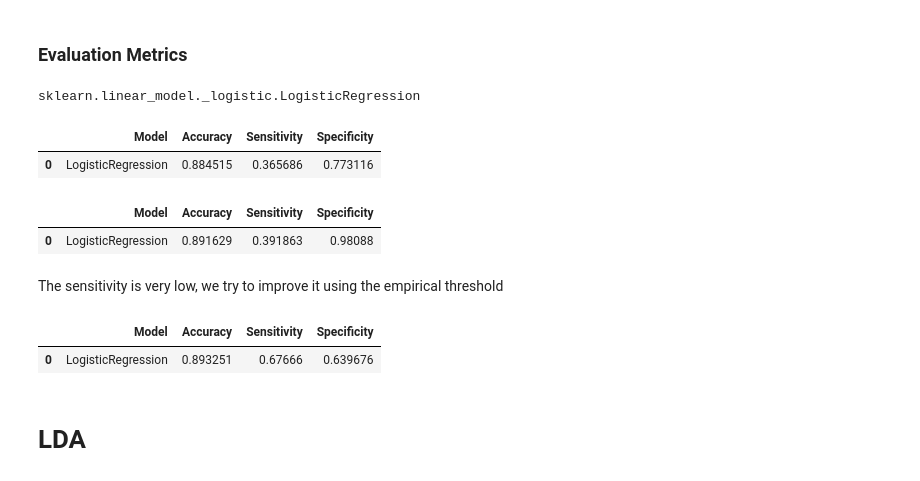
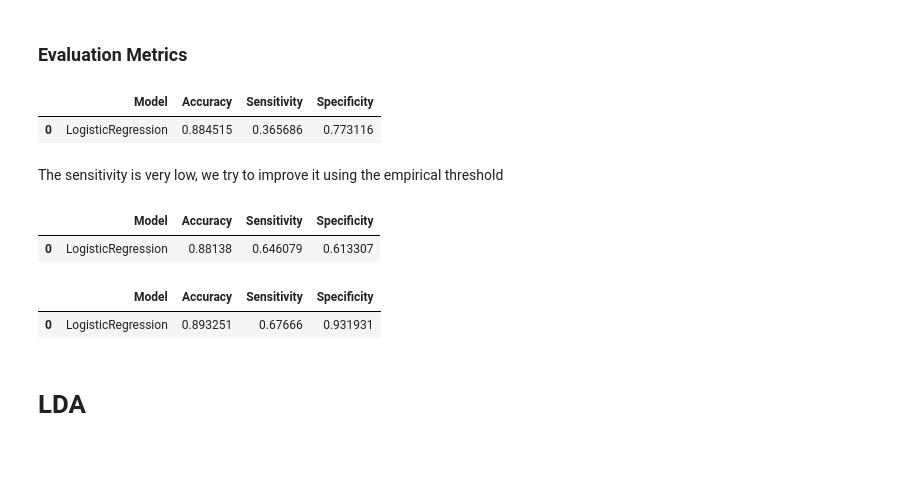
Before and after one commit to sararesta/ML-Homework, a Jupyter notebook: Classification-Copy1.ipynb, the cells around one changed output. Drawn from its saved outputs; the diff is of its cells as text; code cells hidden in the pictures.

```diff
--- a/Classification-Copy1.ipynb
+++ b/Classification-Copy1.ipynb
@@ -302,23 +307,23 @@ def classification_metrics_test(model, model_name,X_train,y_train,X_test,y_test)
 # %%
+# We compute the empirical threshold
+empirical_threshold = y_train.mean()
+
 from sklearn.metrics import accuracy_score, precision_score, recall_score, f1_score
-def classification_metrics_empirical_threshold(model, model_name, X_train, y_train, X_test, y_test):
+def classification_metrics_empirical_threshold(model, model_name, X_train, y_train,threshold=0.5):
 
     model = model.fit(X_train, y_train)
 
     # Get predicted probabilities
-    y_pred_proba = model.predict_proba(X_test)[:, 1]  # Probability of positive class (class 1)
-
-    # the mean will give the fraction of ones that we use for the empirical threshold
-    threshold = y_train.mean()
+    y_pred_proba = model.predict_proba(X_train)[:, 1]  # Probability of positive class (class 1)
 
     # Convert probabilities to binary predictions
     y_pred = (y_pred_proba > threshold).astype(int)
 
     # Evaluate the performance using various metrics
-    accuracy = accuracy_score(y_test, y_pred)
-    specificity = precision_score(y_test, y_pred)
-    sensitivity = recall_score(y_test, y_pred)
-    f1 = f1_score(y_test, y_pred)
+    accuracy = accuracy_score(y_train, y_pred)
+    specificity = precision_score(y_train, y_pred)
+    sensitivity = recall_score(y_train, y_pred)
+    f1 = f1_score(y_train, y_pred)
 
     data = {
         'Model': [model_name],
@@ -385,28 +390,27 @@ features_logistic
  'Region_6']
 # %% [markdown]
 ### Evaluation Metrics
-# %%
-model = LogisticRegression(solver="newton-cg",penalty="none",max_iter=1000)
-ypred = model.fit(X_train_scaled,y_train)
-type(ypred)
-# %% [output]
-sklearn.linear_model._logistic.LogisticRegression
 # %%
-model = LogisticRegression(solver="newton-cg",penalty="none",max_iter=1000)
-classification_metrics_training(model, "LogisticRegression", X_train_scaled[features_logistic], y_train,5)
-classification_metrics_test(model,"LogisticRegression", X_train_scaled[features_logistic], y_train,X_test_scaled[features_logistic], y_test)
+model_logistic = LogisticRegression(solver="newton-cg",penalty="none",max_iter=1000)
+train_scores_logistic = classification_metrics_training(model_logistic, "LogisticRegression", X_train_scaled[features_logistic], y_train,5)
+train_scores_logistic
 # %% [output]
 |  | Model | Accuracy | Sensitivity | Specificity |
 | 0 | LogisticRegression | 0.884515 | 0.365686 | 0.773116 |
-|  | Model | Accuracy | Sensitivity | Specificity |
-| 0 | LogisticRegression | 0.891629 | 0.391863 | 0.98088 |
 # %% [markdown]
 The sensitivity is very low, we try to improve it using the empirical threshold
 # %%
-classification_metrics_empirical_threshold(model, 'LogisticRegression', X_train_scaled[features_logistic], y_train, X_test_scaled[features_logistic], y_test)
+train_scores_logistic_empirical = classification_metrics_empirical_threshold(model_logistic, 'LogisticRegression', X_train_scaled[features_logistic], y_train,empirical_threshold)
+train_scores_logistic_empirical
 # %% [output]
 |  | Model | Accuracy | Sensitivity | Specificity |
-| 0 | LogisticRegression | 0.893251 | 0.67666 | 0.639676 |
+| 0 | LogisticRegression | 0.88138 | 0.646079 | 0.613307 |
+# %%
+test_scores_logistic, cm_logistic = classification_metrics_test(model_logistic,"LogisticRegression", X_train_scaled[features_logistic], y_train,X_test_scaled[features_logistic], y_test,empirical_threshold)
+test_scores_logistic
+# %% [output]
+|  | Model | Accuracy | Sensitivity | Specificity |
+| 0 | LogisticRegression | 0.893251 | 0.67666 | 0.931931 |
 # %% [markdown]
 # LDA
 # %% [markdown]
```
Also changed, not shown: parts of 24 cells of this notebook, 2 other files.
